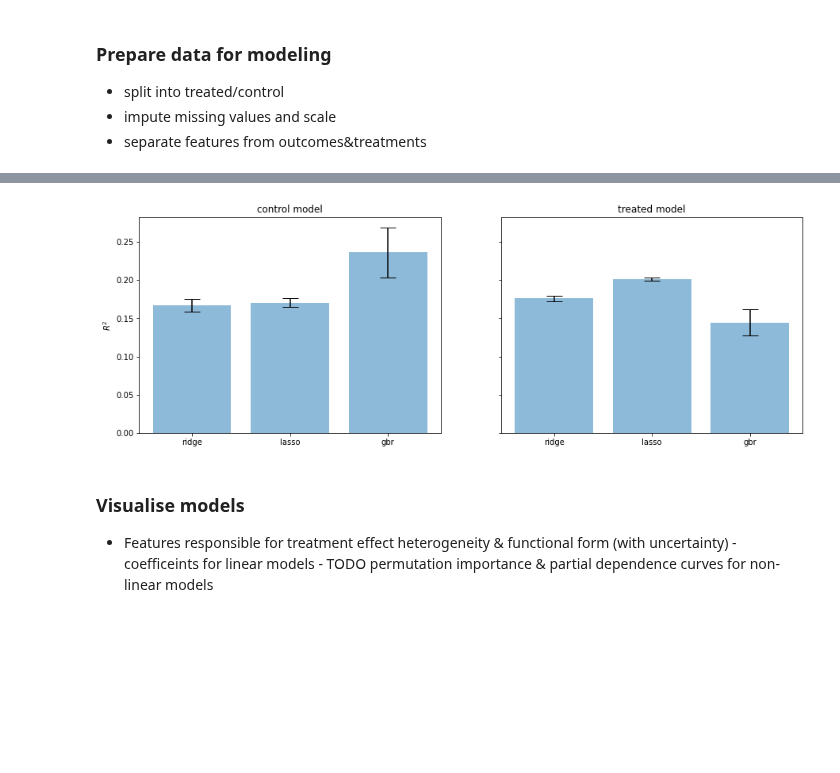
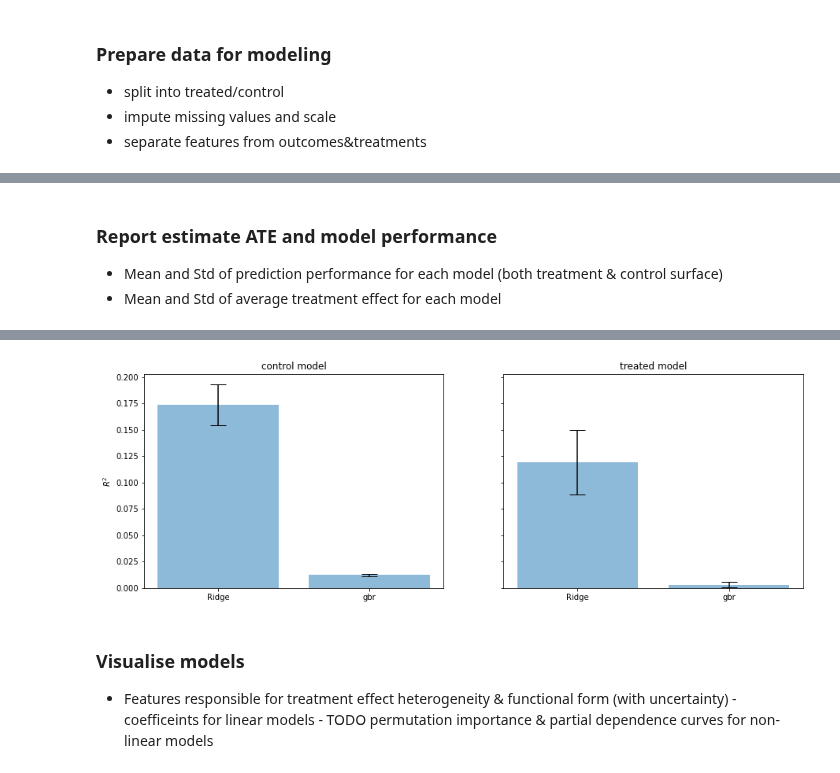
Before and after one commit to gradientinstitute/return2edu-paper, a Jupyter notebook: Direct-Regression-All-Vars.ipynb, the cells around one changed output, grey strips where cells are left out. Cells and saved outputs as stored; diff of their text form; code cells hidden in the pictures; blank space fills up the shorter version.

Commit message:
fixes cv for bootstrapped data, fixes generation of treatment and outcomes, compares direct regression against basic OLS

```diff
--- a/Direct-Regression-All-Vars.ipynb
+++ b/Direct-Regression-All-Vars.ipynb
@@ -78,18 +81,21 @@ Specify which models to use and the hyper-parameter space to search over for eac
 # %%
 from sklearn.linear_model import Lasso, Ridge
 from sklearn.ensemble import GradientBoostingRegressor
+from direct_regression import importance_from_coef
 
 def construct_models():
     models = [
         Model('ridge',Ridge(),
               parameters = {
                   'alpha':np.logspace(-1,4,30)
-              }
+              },
+              importance_func=importance_from_coef
         ),
         Model('lasso',Lasso(),
               parameters = {
                   'alpha':np.logspace(-2,4,30)
-              }
+              },
+              importance_func=importance_from_coef
         ),
         Model('gbr',GradientBoostingRegressor(n_iter_no_change=20, max_depth=2),
               parameters = {
@@ -100,6 +106,21 @@ def construct_models():
         ),
     ]
     return models
+
+# def construct_models(): Used for quick testing
+#     models = [
+#         Model('Ridge',Ridge(),
+#               parameters = {'alpha':np.logspace(1,4,2)},
+#               importance_func=importance_from_coef
+#         ),
+#         Model('gbr',GradientBoostingRegressor(n_iter_no_change=20, max_depth=2),
+#               parameters = {
+#                 'max_features':[10],
+#                 'learning_rate':np.logspace(-3,0,2),
+#               }
+#         ),
+#     ]
+#     return models
 # %% [markdown]
 ### Prepare data for modeling
    - split into treated/control
@@ -151,3 +136,0 @@ def seperate_and_transform_data(data, treatment, outcome):
-# %%
-X0, X1, y0, y1, X, y, features = seperate_and_transform_data(data, treatment, outcome)
-print("Number of features:",len(features))
@@ -291,0 +197,12 @@ with pd.option_context('display.float_format', '{:,.2f}'.format):
+# %%
+from direct_regression import nested_cross_val
+models0, models1, results = nested_cross_val(
+    construct_models,
+    cross_val_cache,
+    X0, X1, y0, y1,
+    optimisation_metric,
+    evaluation_metrics,
+    innercv=3,
+    outercv=5,
+    load_from_cache=False
+)
@@ -292,8 +217,9 @@ with pd.option_context('display.float_format', '{:,.2f}'.format):
+# %% [markdown]
+### Report estimate ATE and model performance
+
+  - Mean and Std of prediction performance for each model (both treatment & control surface)
+  - Mean and Std of average treatment effect for each model
 # %%
-fig, ax = plt.subplots(1,2,figsize=(15,5),sharey=True)
-ax[0].bar(metrics.index, metrics['control_r2'], yerr=metrics['control_r2_std'], align='center', alpha=0.5, capsize=10)
-ax[1].bar(metrics.index, metrics['treated_r2'], yerr=metrics['treated_r2_std'], align='center', alpha=0.5,capsize=10)
-ax[0].set_ylabel('$R^2$')
-ax[0].set_title('control model')
-ax[1].set_title('treated model');
+from direct_regression import visualise_ate
+visualise_ate(results,X,evaluation_metrics);
 # %% [output]
@@ -300,4 +229,4 @@ ax[1].set_title('treated model');
-[figure, old version]
+[figure, new version]
 # %% [markdown]
 ### Visualise models
 - Features responsible for treatment effect heterogeneity & functional form (with uncertainty)
```
Also changed, not shown: parts of 32 cells of this notebook, 53 other files.
